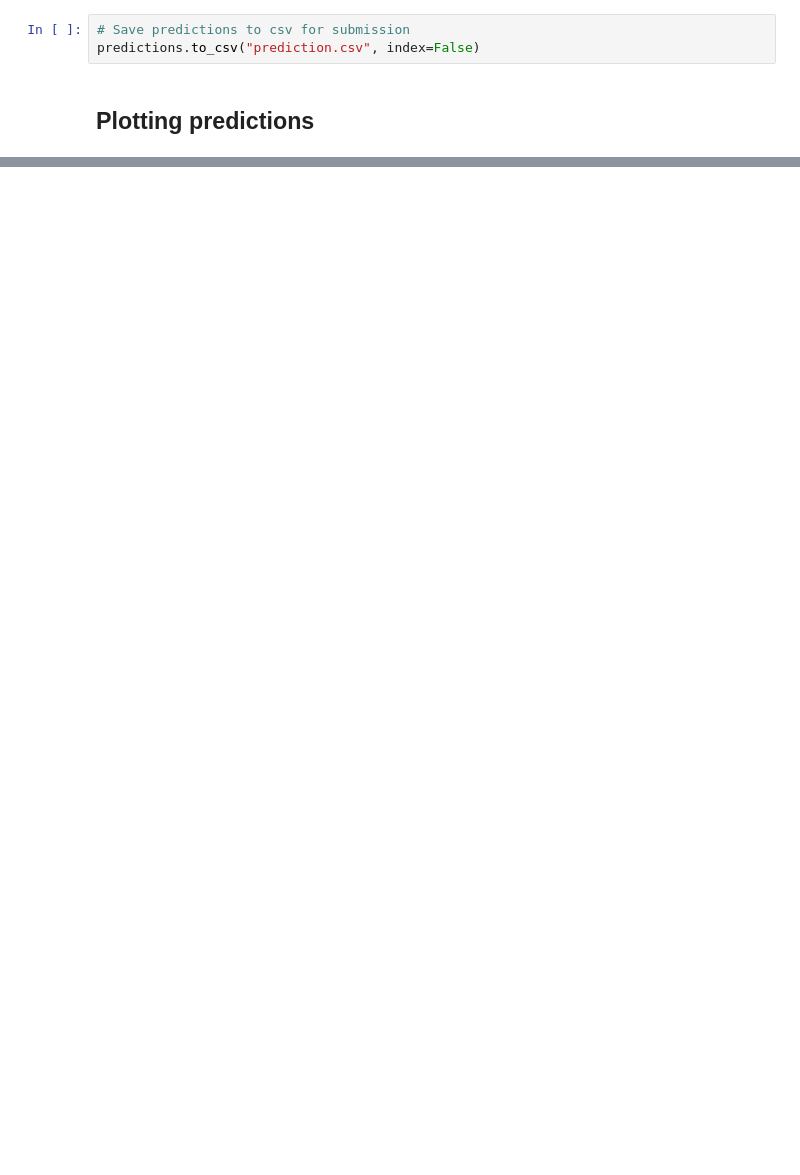
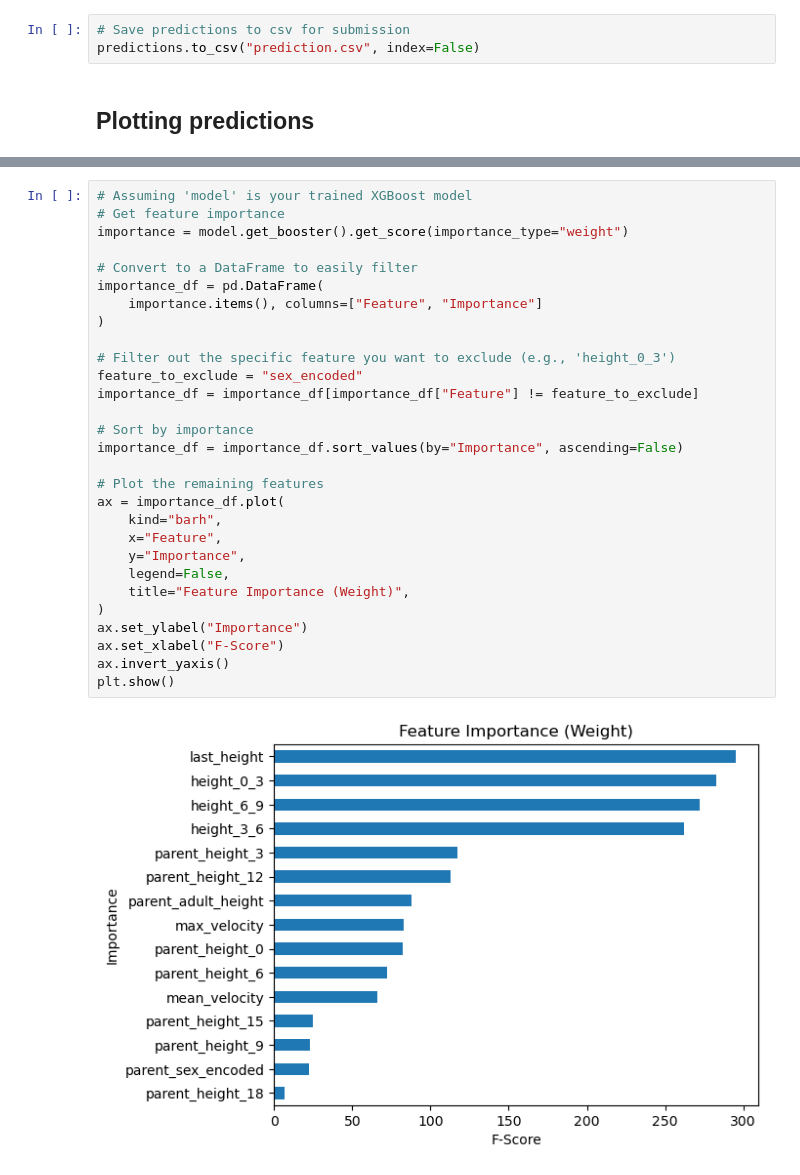
Before and after one commit to aavalose/aliens_height, a Jupyter notebook: final_notebook.ipynb, the cells around one changed output, grey strips where cells are left out. Cells and saved outputs as stored; diff of their text form; blank space fills up the shorter version.

```diff
--- a/final_notebook.ipynb
+++ b/final_notebook.ipynb
@@ -537,0 +639,31 @@ plt.show()
+# %%
+# Assuming 'model' is your trained XGBoost model
+# Get feature importance
+importance = model.get_booster().get_score(importance_type="weight")
+
+# Convert to a DataFrame to easily filter
+importance_df = pd.DataFrame(
+    importance.items(), columns=["Feature", "Importance"]
+)
+
+# Filter out the specific feature you want to exclude (e.g., 'height_0_3')
+feature_to_exclude = "sex_encoded"
+importance_df = importance_df[importance_df["Feature"] != feature_to_exclude]
+
+# Sort by importance
+importance_df = importance_df.sort_values(by="Importance", ascending=False)
+
+# Plot the remaining features
+ax = importance_df.plot(
+    kind="barh",
+    x="Feature",
+    y="Importance",
+    legend=False,
+    title="Feature Importance (Weight)",
+)
+ax.set_ylabel("Importance")
+ax.set_xlabel("F-Score")
+ax.invert_yaxis()
+plt.show()
+# %% [output]
+[figure, added]
```
Also changed, not shown: parts of 23 cells of this notebook.
